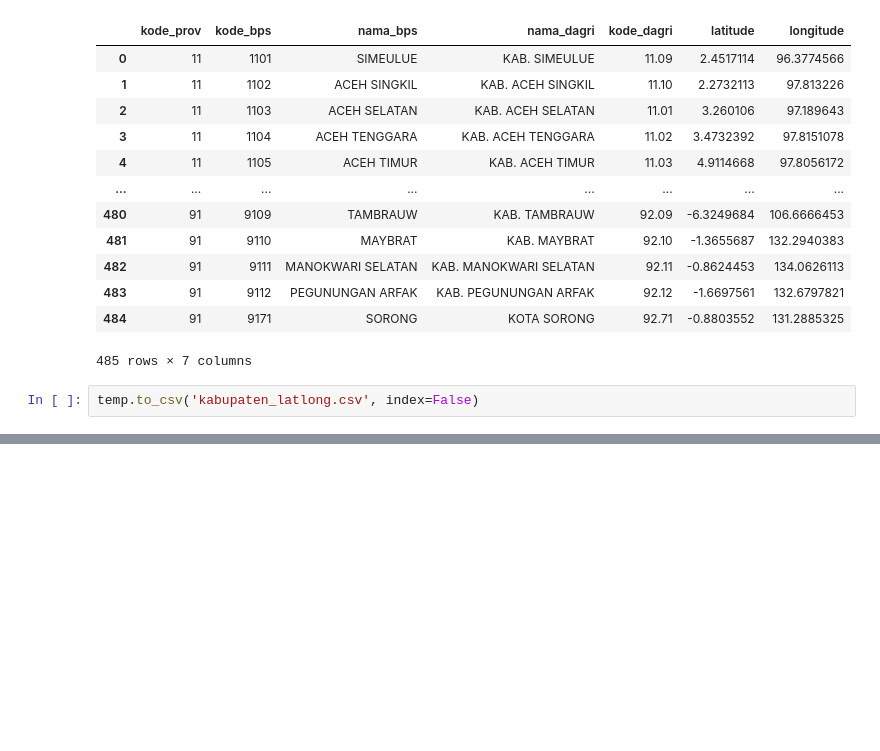
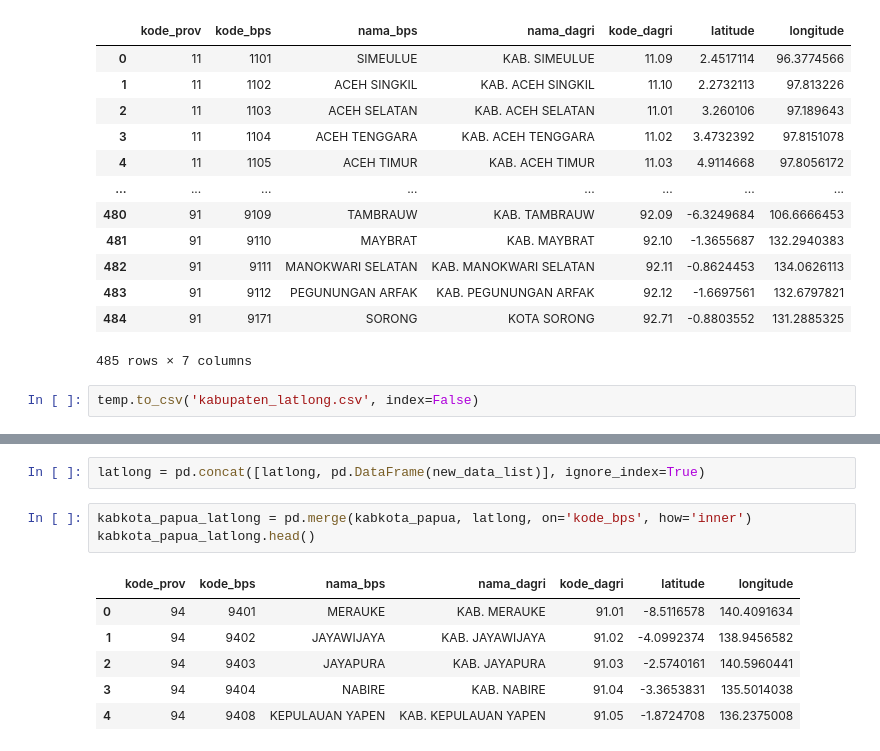
Before and after one commit to damarss/scraping-geo-bps-daerah, a Jupyter notebook: scraping.ipynb, the cells around one changed output, grey strips where cells are left out. Saved outputs shown, nothing was run; the diff lists cells and outputs as text; blank space fills up the shorter version.

```diff
--- a/scraping.ipynb
+++ b/scraping.ipynb
@@ -208,0 +242,12 @@ temp.to_csv('kabupaten_latlong.csv', index=False)
+# %%
+latlong = pd.concat([latlong, pd.DataFrame(new_data_list)], ignore_index=True)
+# %%
+kabkota_papua_latlong = pd.merge(kabkota_papua, latlong, on='kode_bps', how='inner')
+kabkota_papua_latlong.head()
+# %% [output]
+|  | kode_prov | kode_bps | nama_bps | nama_dagri | kode_dagri | latitude | longitude |
+| 0 | 94 | 9401 | MERAUKE | KAB. MERAUKE | 91.01 | -8.5116578 | 140.4091634 |
+| 1 | 94 | 9402 | JAYAWIJAYA | KAB. JAYAWIJAYA | 91.02 | -4.0992374 | 138.9456582 |
+| 2 | 94 | 9403 | JAYAPURA | KAB. JAYAPURA | 91.03 | -2.5740161 | 140.5960441 |
+| 3 | 94 | 9404 | NABIRE | KAB. NABIRE | 91.04 | -3.3653831 | 135.5014038 |
+| 4 | 94 | 9408 | KEPULAUAN YAPEN | KAB. KEPULAUAN YAPEN | 91.05 | -1.8724708 | 136.2375008 |
```
Also changed, not shown: parts of 10 cells of this notebook, 4 other files.
